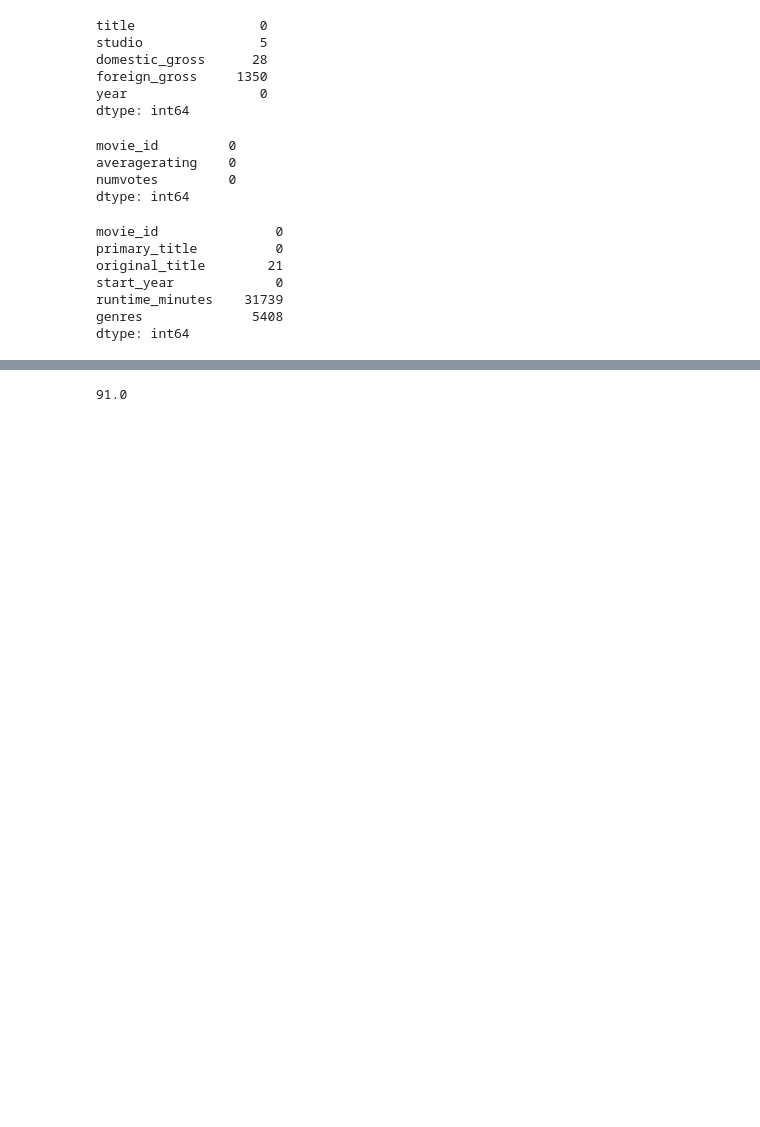
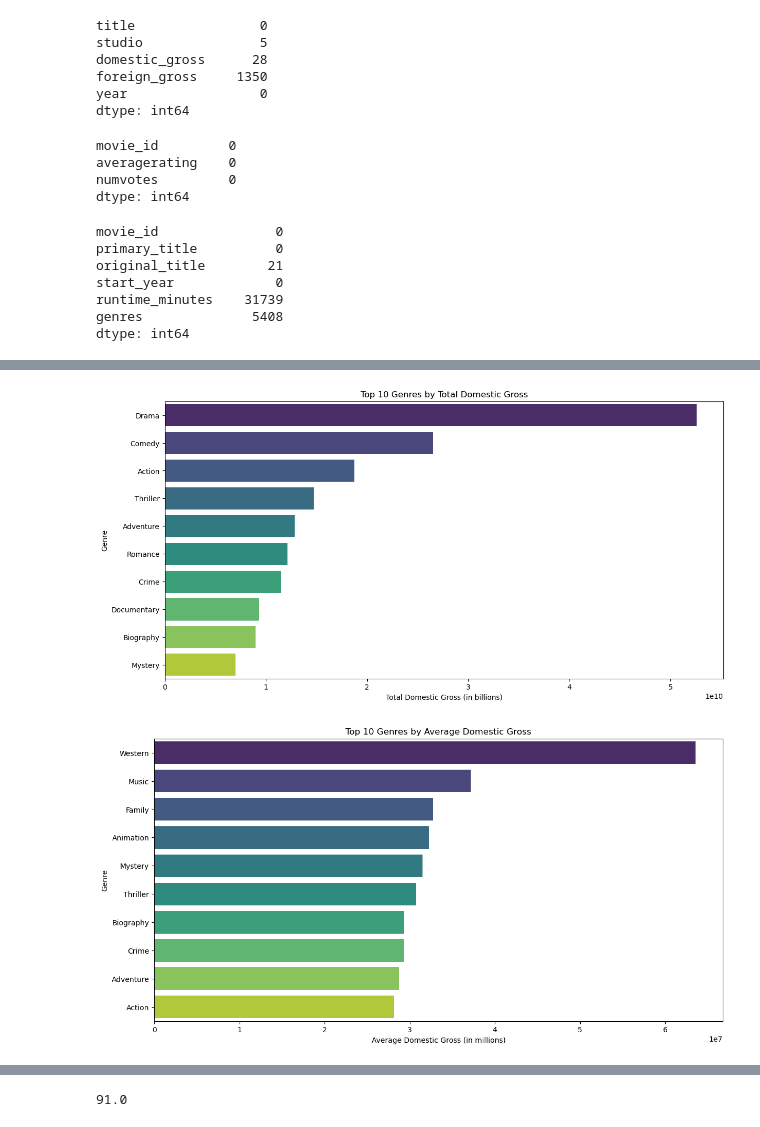
Before and after one commit to omendez930/dsc-project2-movie-studio, a Jupyter notebook: index.ipynb, the cells around one changed output, grey strips where cells are left out. Saved outputs shown, nothing was run; the diff lists cells and outputs as text; code cells hidden in the pictures; blank space fills up the shorter version.

```diff
--- a/index.ipynb
+++ b/index.ipynb
@@ -206,0 +237,4 @@ See the caveats in the documentation: https://pandas.pydata.org/pandas-docs/stab
+# %%
+# Merge the dataframes on the movie title
+df_merged = pd.merge(bom_gross_data, movie_basics_df, left_on='title', right_on='primary_title', how='left')
+df_merged
@@ -210,0 +336,8 @@ bom_gross_data = bom_gross_data.dropna()
+# %%
+# Calculate total and average gross by genre
+gross_by_genre = df_exploded.groupby('genres').agg(
+    total_domestic_gross=pd.NamedAgg(column='domestic_gross', aggfunc='sum'),
+    average_domestic_gross=pd.NamedAgg(column='domestic_gross', aggfunc='mean'),
+    total_foreign_gross=pd.NamedAgg(column='foreign_gross', aggfunc='sum'),
+    average_foreign_gross=pd.NamedAgg(column='foreign_gross', aggfunc='mean')
+).reset_index()
@@ -211,3 +399,23 @@ bom_gross_data = bom_gross_data.dropna()
+# %%
+# Plot total and average gross by genre
+plt.figure(figsize=(14, 7))
+sns.barplot(data=gross_by_genre.sort_values(by='total_domestic_gross', ascending=False).head(10),
+            x='total_domestic_gross', y='genres', palette='viridis')
+plt.title('Top 10 Genres by Total Domestic Gross')
+plt.xlabel('Total Domestic Gross (in billions)')
+plt.ylabel('Genre')
+plt.show()
+
+plt.figure(figsize=(14, 7))
+sns.barplot(data=gross_by_genre.sort_values(by='average_domestic_gross', ascending=False).head(10),
+            x='average_domestic_gross', y='genres', palette='viridis')
+plt.title('Top 10 Genres by Average Domestic Gross')
+plt.xlabel('Average Domestic Gross (in millions)')
+plt.ylabel('Genre')
+plt.show()
+# %% [output]
+[figure, added]
+[figure, added]
 # %%
 #merge movie_ratings_df and movies_basics_df
 merged_df = pd.merge(movie_basics_df, movie_ratings_df, on='movie_id')
```
Also changed, not shown: parts of 53 cells of this notebook.
